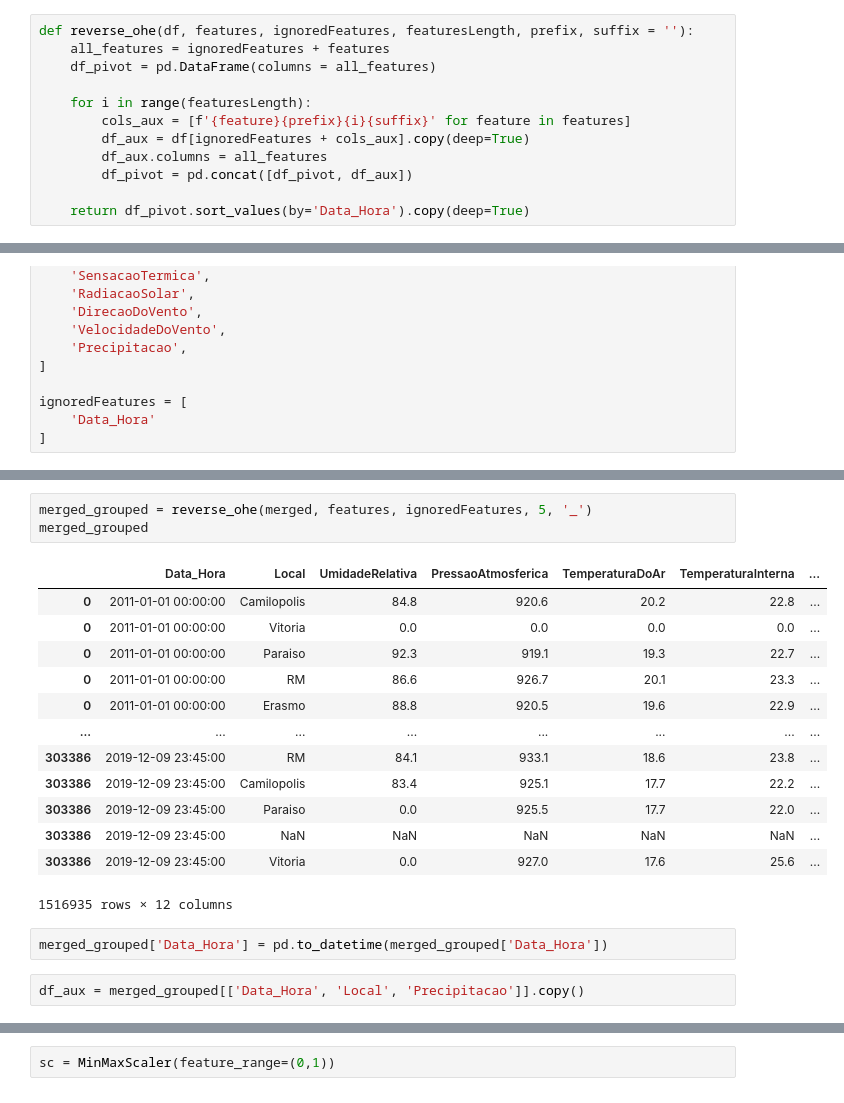
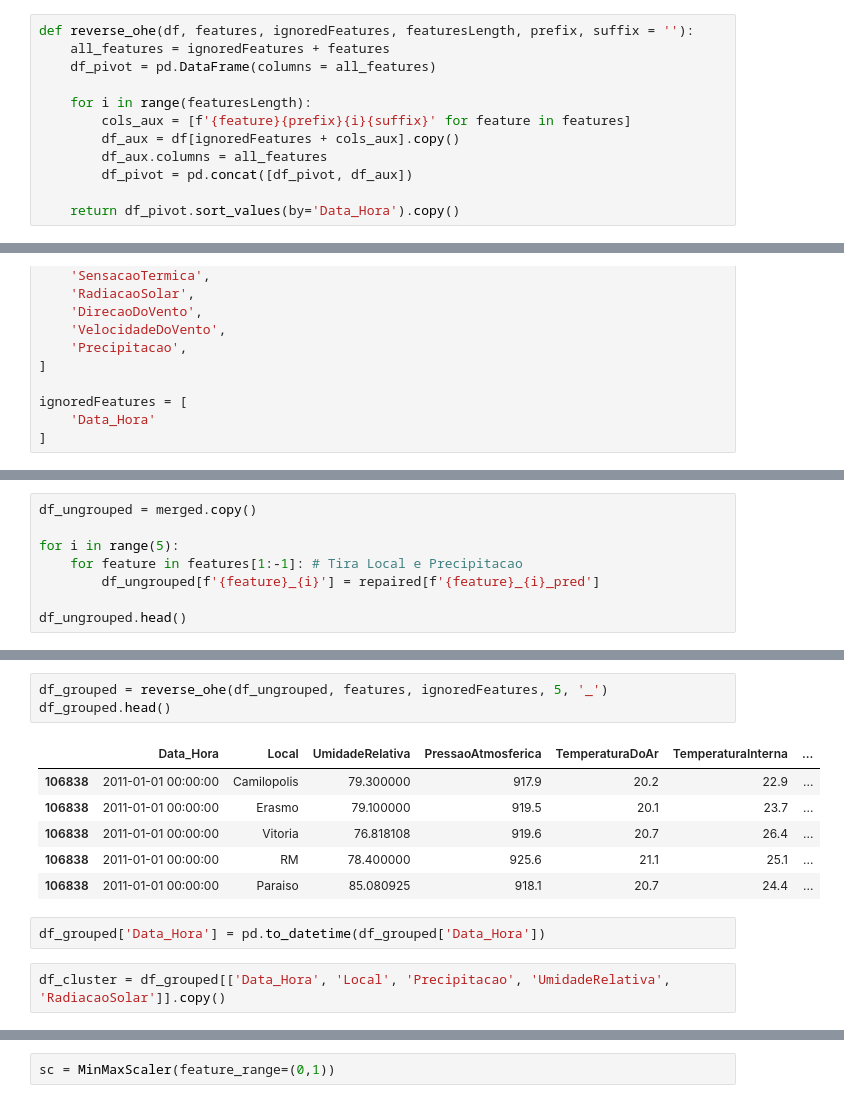
Before and after one commit to alagamentos/floodprediction, a Jupyter notebook: src/Notebooks/3_Cluster/0.0_Clustering.ipynb, the cells around one changed output, grey strips where cells are left out. Saved outputs shown, nothing was run; the diff lists cells and outputs as text.

```diff
--- a/src/Notebooks/3_Cluster/0.0_Clustering.ipynb
+++ b/src/Notebooks/3_Cluster/0.0_Clustering.ipynb
@@ -15,11 +16,11 @@ def reverse_ohe(df, features, ignoredFeatures, featuresLength, prefix, suffix =
 
     for i in range(featuresLength):
         cols_aux = [f'{feature}{prefix}{i}{suffix}' for feature in features]
-        df_aux = df[ignoredFeatures + cols_aux].copy(deep=True)
+        df_aux = df[ignoredFeatures + cols_aux].copy()
         df_aux.columns = all_features
         df_pivot = pd.concat([df_pivot, df_aux])
 
-    return df_pivot.sort_values(by='Data_Hora').copy(deep=True)
+    return df_pivot.sort_values(by='Data_Hora').copy()
 # %%
 merged = pd.read_csv('../../../data/cleandata/Info pluviometricas/Merged Data/merged.csv',
                 sep=';',
@@ -143,0 +161,8 @@ repaired.head()
+# %%
+df_ungrouped = merged.copy()
+
+for i in range(5):
+    for feature in features[1:-1]: # Tira Local e Precipitacao
+        df_ungrouped[f'{feature}_{i}'] = repaired[f'{feature}_{i}_pred']
+
+df_ungrouped.head()
@@ -144,22 +176,15 @@ repaired.head()
 # %%
-merged_grouped = reverse_ohe(merged, features, ignoredFeatures, 5, '_')
-merged_grouped
+df_grouped = reverse_ohe(df_ungrouped, features, ignoredFeatures, 5, '_')
+df_grouped.head()
 # %% [output]
 |  | Data_Hora | Local | UmidadeRelativa | PressaoAtmosferica | TemperaturaDoAr | TemperaturaInterna | ... |
-| 0 | 2011-01-01 00:00:00 | Camilopolis | 84.8 | 920.6 | 20.2 | 22.8 | ... |
-| 0 | 2011-01-01 00:00:00 | Vitoria | 0.0 | 0.0 | 0.0 | 0.0 | ... |
-| 0 | 2011-01-01 00:00:00 | Paraiso | 92.3 | 919.1 | 19.3 | 22.7 | ... |
-| 0 | 2011-01-01 00:00:00 | RM | 86.6 | 926.7 | 20.1 | 23.3 | ... |
-| 0 | 2011-01-01 00:00:00 | Erasmo | 88.8 | 920.5 | 19.6 | 22.9 | ... |
-| ... | ... | ... | ... | ... | ... | ... | ... |
-| 303386 | 2019-12-09 23:45:00 | RM | 84.1 | 933.1 | 18.6 | 23.8 | ... |
-| 303386 | 2019-12-09 23:45:00 | Camilopolis | 83.4 | 925.1 | 17.7 | 22.2 | ... |
-| 303386 | 2019-12-09 23:45:00 | Paraiso | 0.0 | 925.5 | 17.7 | 22.0 | ... |
-| 303386 | 2019-12-09 23:45:00 | NaN | NaN | NaN | NaN | NaN | ... |
-| 303386 | 2019-12-09 23:45:00 | Vitoria | 0.0 | 927.0 | 17.6 | 25.6 | ... |
+| 106838 | 2011-01-01 00:00:00 | Camilopolis | 79.300000 | 917.9 | 20.2 | 22.9 | ... |
+| 106838 | 2011-01-01 00:00:00 | Erasmo | 79.100000 | 919.5 | 20.1 | 23.7 | ... |
+| 106838 | 2011-01-01 00:00:00 | Vitoria | 76.818108 | 919.6 | 20.7 | 26.4 | ... |
+| 106838 | 2011-01-01 00:00:00 | RM | 78.400000 | 925.6 | 21.1 | 25.1 | ... |
+| 106838 | 2011-01-01 00:00:00 | Paraiso | 85.080925 | 918.1 | 20.7 | 24.4 | ... |
-1516935 rows × 12 columns
 # %%
-merged_grouped['Data_Hora'] = pd.to_datetime(merged_grouped['Data_Hora'])
+df_grouped['Data_Hora'] = pd.to_datetime(df_grouped['Data_Hora'])
 # %%
-df_aux = merged_grouped[['Data_Hora', 'Local', 'Precipitacao']].copy()
+df_cluster = df_grouped[['Data_Hora', 'Local', 'Precipitacao', 'UmidadeRelativa', 'RadiacaoSolar']].copy()
 # %%
```
Also changed, not shown: parts of 32 cells of this notebook, 1 other file.
